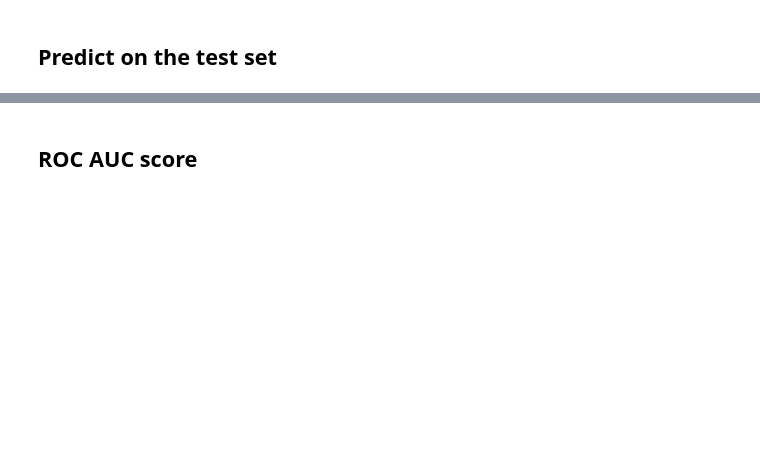
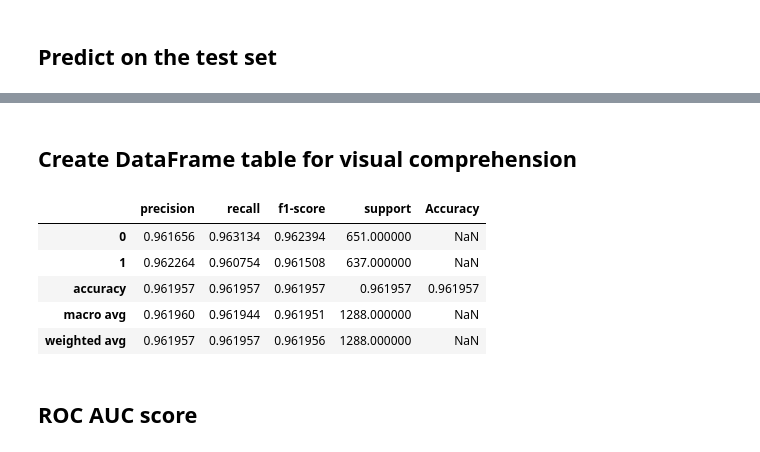
Before and after one commit to KevinCollazos64/Exoplanet-Discovery-Method-ML, a Jupyter notebook: Exoplanet_Composite_XGBoost_All_Features.ipynb, the cells around one changed output, grey strips where cells are left out. Drawn from its saved outputs; the diff is of its cells as text; code cells hidden in the pictures; blank space fills up the shorter version.

```diff
--- a/Exoplanet_Composite_XGBoost_All_Features.ipynb
+++ b/Exoplanet_Composite_XGBoost_All_Features.ipynb
@@ -64,7 +83,9 @@ ValueError: feature_names must be string, and may not contain [, ] or <
 # %% [markdown]
 ## Predict on the test set
 # %%
-y_pred_xgb_all = xgb_model_all.predict(x_test)
+y_pred_xgb_all = xgb_model_all.predict(x_test_clean)
 # %%
-('Accuracy:', accuracy_score(y_test, y_pred_xgb_all))
-('Classification Report:', classification_report(y_test, y_pred_xgb_all))
+accuracy = accuracy_score(y_test, y_pred_xgb_all)
+class_report = classification_report(y_test, y_pred_xgb_all, output_dict = True)
+
+accuracy, class_report
@@ -71,3 +111,20 @@ y_pred_xgb_all = xgb_model_all.predict(x_test)
+# %% [markdown]
+## Create DataFrame table for visual comprehension
+# %%
+# converts the classification report dictionary into a pd df and transposes it to get a more readable format
+report_df = pd.DataFrame(class_report).transpose()
+
+accuracy_df = pd.DataFrame({'metric': ['accuracy'], 'value': [accuracy]})
+report_df['Accuracy'] = [accuracy if idx == 'accuracy' else None for idx in report_df.index]
+
+report_df
+# %% [output]
+|  | precision | recall | f1-score | support | Accuracy |
+| 0 | 0.961656 | 0.963134 | 0.962394 | 651.000000 | NaN |
+| 1 | 0.962264 | 0.960754 | 0.961508 | 637.000000 | NaN |
+| accuracy | 0.961957 | 0.961957 | 0.961957 | 0.961957 | 0.961957 |
+| macro avg | 0.961960 | 0.961944 | 0.961951 | 1288.000000 | NaN |
+| weighted avg | 0.961957 | 0.961957 | 0.961956 | 1288.000000 | NaN |
 # %% [markdown]
 ## ROC AUC score
 # %%
```
Also changed, not shown: parts of 8 cells of this notebook.
